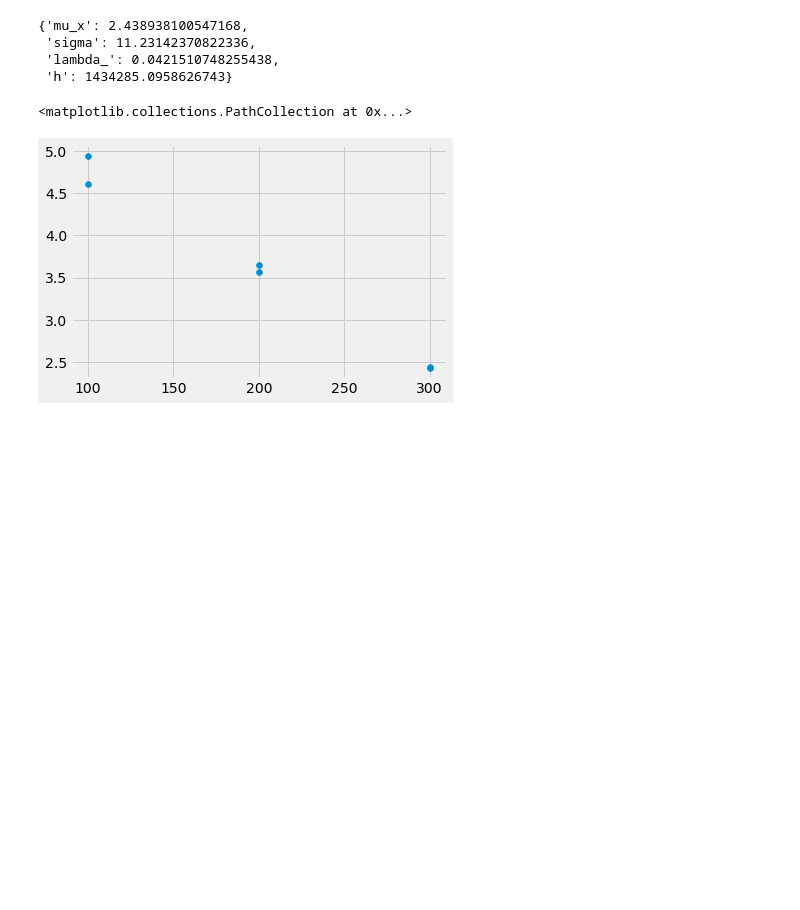
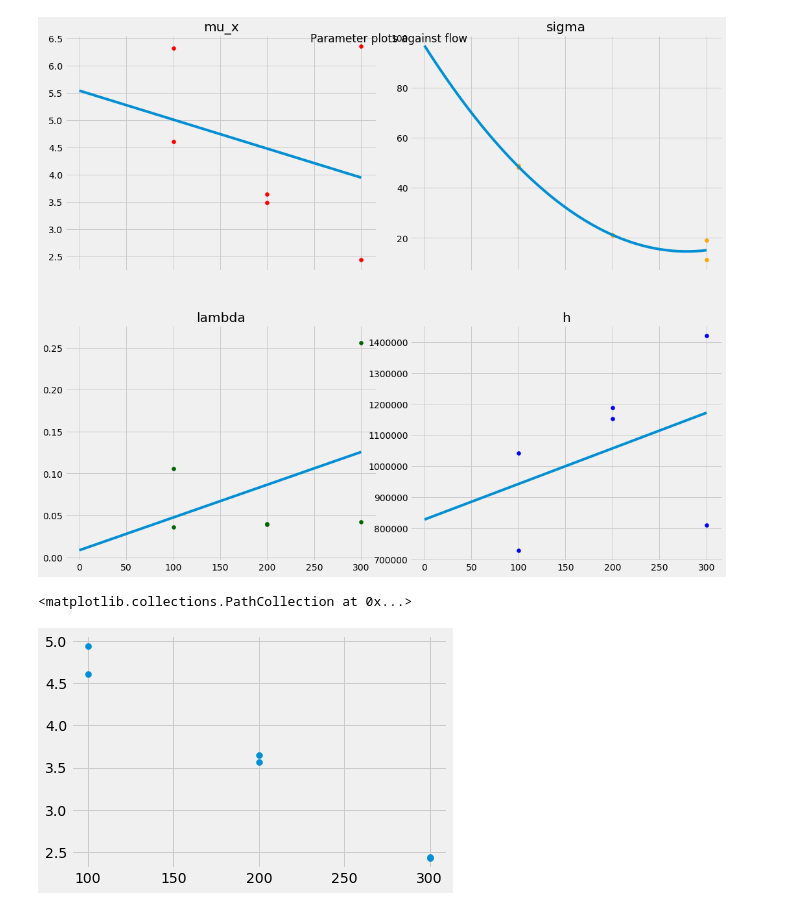
Before and after one commit to MesRot/SMAT_projekti, a Jupyter notebook: src/optimointi_aloitus_v.1.2.ipynb, the cells around one changed output. Saved outputs shown, nothing was run; the diff lists cells and outputs as text; code cells hidden in the pictures; blank space fills up the shorter version.

```diff
--- a/src/optimointi_aloitus_v.1.2.ipynb
+++ b/src/optimointi_aloitus_v.1.2.ipynb
@@ -361,25 +285,0 @@ TypeError: string indices must be integers
-# %%
-"""
-def plot_all_params(results_df, parameter_dict):
-    plt.style.use("fivethirtyeight")
-    fig, (ax1, ax2) = plt.subplots(2,2, sharex=True, figsize=(15, 12))
-    fig.suptitle('Parameter plots against flow')
-    fig.tight_layout(h_pad=5)
-
-    ax1[0].scatter(results_df["flow"], results_df["mu_x"], color="red")
-    ax1[0].set_title('mu_x')
-
-    ax1[1].scatter(results_df["flow"], results_df["sigma"], color="orange")
-    ax1[1].set_title('sigma')
-
-    ax2[0].scatter(results_df["flow"], results_df["lambda_"], color="darkgreen")
-    ax2[0].set_title('lambda')
-
-    ax2[1].scatter(results_df["flow"], results_df["h"], color="blue")
-    ax2[1].set_title('h')
-
-    if parameter_dict:
-        #Palauttaa dictionaryn jossa on jokaisen parametrin kertoimet sen mallin funktioon
-        coefficients = get_model_params(results_df, parameter_dict, None)
-
-#plt.scatter(results_df["flow"], results_df["h"])
@@ -416,33 +324,13 @@ plot_against_predictions_all(results_df, df, param_dict)
-# %%
-
-        ax1[0].plot(x_range, y_values)
-
-        func = np.poly1d(coefficients["sigma"])
-        y_values = func(x_range)
-
-        ax1[1].plot(x_range, y_values)
-
-        func = np.poly1d(coefficients["lambda_"])
-        y_values = func(x_range)
-
-        ax2[0].plot(x_range, y_values)
-
-        func = np.poly1d(coefficients["h"])
-        y_values = func(x_range)
-
-        ax2[1].plot(x_range, y_values)
-
-
-
-
-plot_all_params(results_df, parameter_dict)
-"""
-#plt.scatter(results_df["flow"], results_df["h"])
-# %% [output]
-{'mu_x': 2.438938100547168,
- 'sigma': 11.23142370822336,
- 'lambda_': 0.0421510748255438,
- 'h': 1434285.0958626743}
+# %%
+parameter_dict = {
+    "sigma_count": 2,
+    "lambda_count": 1,
+    "mu_x_count": 1,
+    "h_count": 1
+}
+plot_all_params(results_df, param_dict)
+# %% [output]
+[figure, added]
 # %%
 plt.scatter(results_df["flow"], results_df["mu_x"])
 # %% [output]
```
Also changed, not shown: parts of 20 cells of this notebook.
